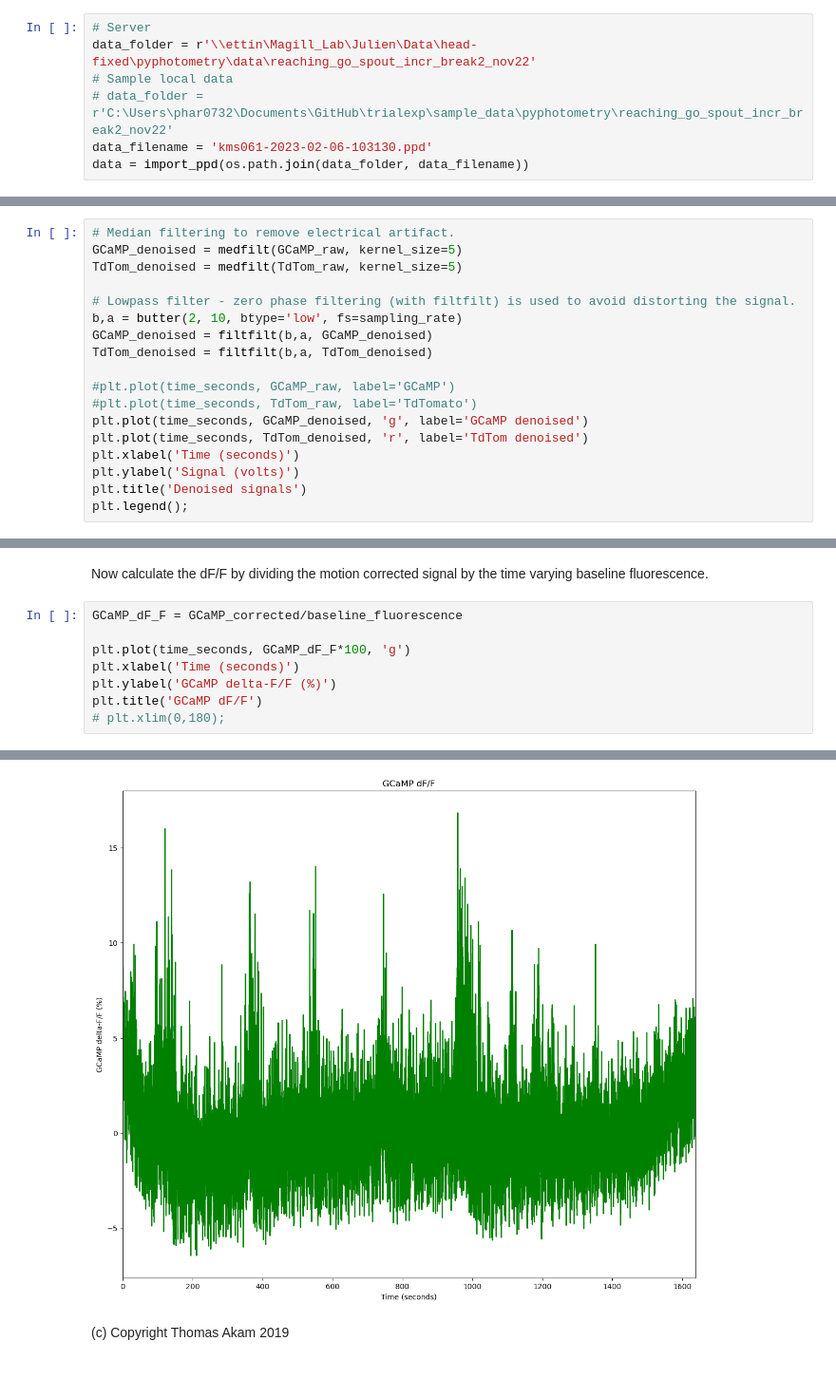
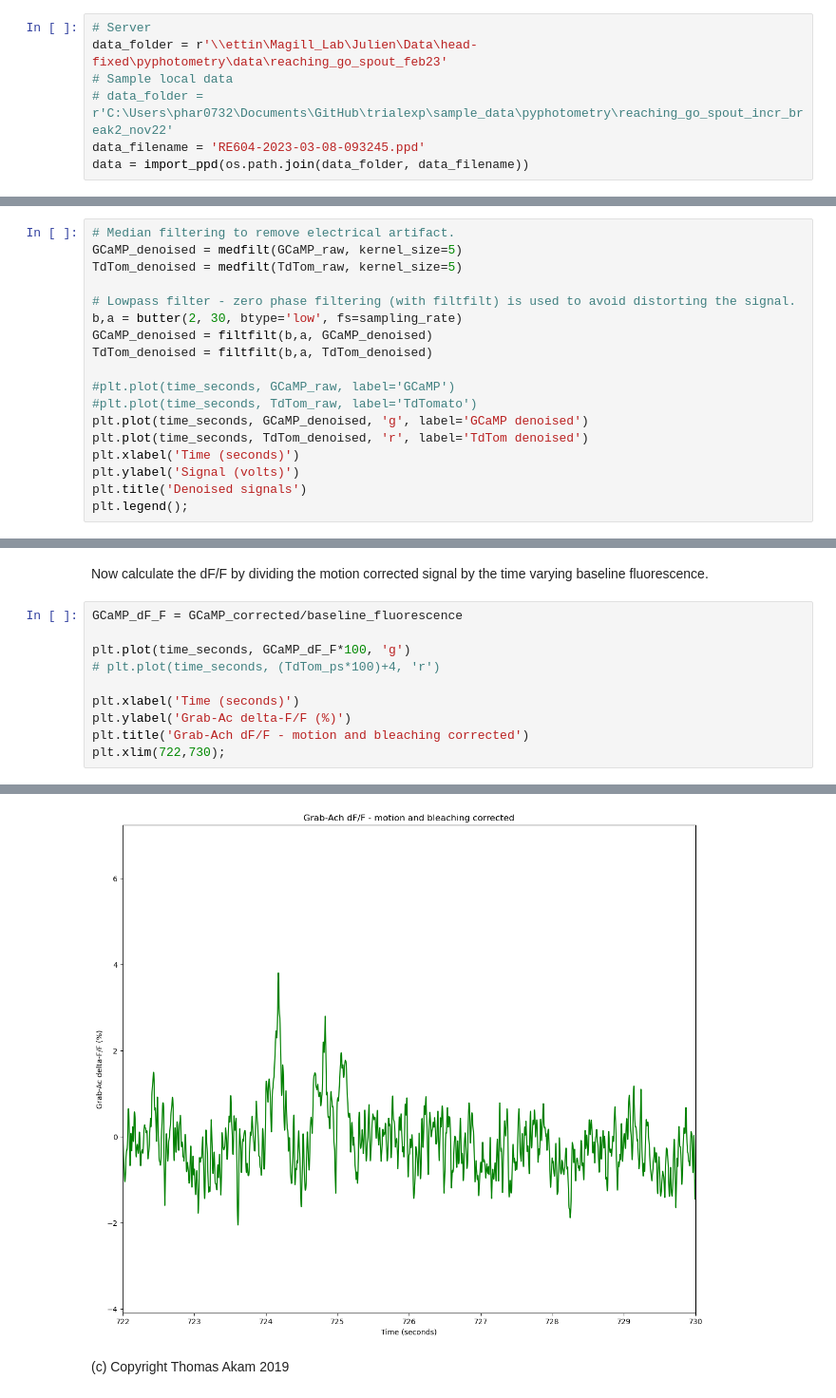
Before and after one commit to juliencarponcy/trialexp, a Jupyter notebook: notebooks/noncanonical/nb20230303_145400_Akam_photometry_preprocessing.ipynb, the cells around one changed output, grey strips where cells are left out. Shown at 95% size. Drawn from its saved outputs; the diff is of its cells as text.

```diff
--- a/notebooks/noncanonical/nb20230303_145400_Akam_photometry_preprocessing.ipynb
+++ b/notebooks/noncanonical/nb20230303_145400_Akam_photometry_preprocessing.ipynb
@@ -34,10 +34,10 @@ from trialexp.process.pyphotometry.utils import import_ppd
 Import the data file.
 # %%
 # Server
-data_folder = r'\\ettin\Magill_Lab\Julien\Data\head-fixed\pyphotometry\data\reaching_go_spout_incr_break2_nov22'
+data_folder = r'\\ettin\Magill_Lab\Julien\Data\head-fixed\pyphotometry\data\reaching_go_spout_feb23'
 # Sample local data
 # data_folder = r'C:\Users\phar0732\Documents\GitHub\trialexp\sample_data\pyphotometry\reaching_go_spout_incr_break2_nov22'
-data_filename = 'kms061-2023-02-06-103130.ppd'
+data_filename = 'RE604-2023-03-08-093245.ppd'
 data = import_ppd(os.path.join(data_folder, data_filename))
 # %% [markdown]
 Extract the raw GCaMP and TdTomato signals, session time, and sampling rate.
@@ -69,7 +69,7 @@ GCaMP_denoised = medfilt(GCaMP_raw, kernel_size=5)
 TdTom_denoised = medfilt(TdTom_raw, kernel_size=5)
 
 # Lowpass filter - zero phase filtering (with filtfilt) is used to avoid distorting the signal.
-b,a = butter(2, 10, btype='low', fs=sampling_rate)
+b,a = butter(2, 30, btype='low', fs=sampling_rate)
 GCaMP_denoised = filtfilt(b,a, GCaMP_denoised)
 TdTom_denoised = filtfilt(b,a, TdTom_denoised)
 
@@ -242,8 +243,10 @@ Now calculate the dF/F by dividing the motion corrected signal by the time varyi
 GCaMP_dF_F = GCaMP_corrected/baseline_fluorescence
 
 plt.plot(time_seconds, GCaMP_dF_F*100, 'g')
+# plt.plot(time_seconds, (TdTom_ps*100)+4, 'r')
+
 plt.xlabel('Time (seconds)')
-plt.ylabel('GCaMP delta-F/F (%)')
-plt.title('GCaMP dF/F')
-# plt.xlim(0,180);
+plt.ylabel('Grab-Ac delta-F/F (%)')
+plt.title('Grab-Ach dF/F - motion and bleaching corrected')
+plt.xlim(722,730);
 # %% [output]
@@ -251,4 +253,4 @@ Text(0.5, 1.0, 'GCaMP dF/F')
-[figure, old version]
+[figure, new version]
 # %% [markdown]
 (c) Copyright Thomas Akam 2019
 # %%
```
Also changed, not shown: parts of 18 cells of this notebook, 1 other file.
